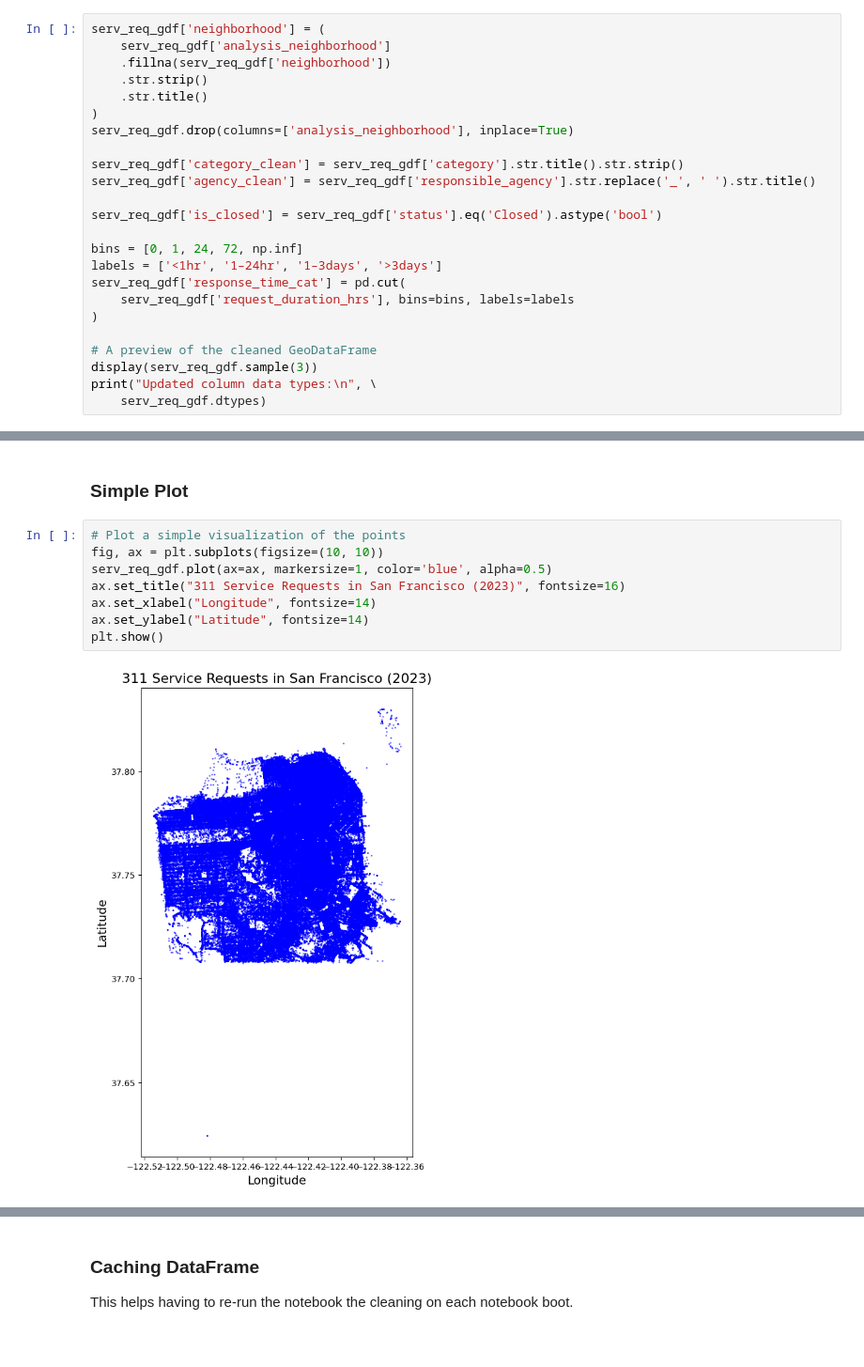
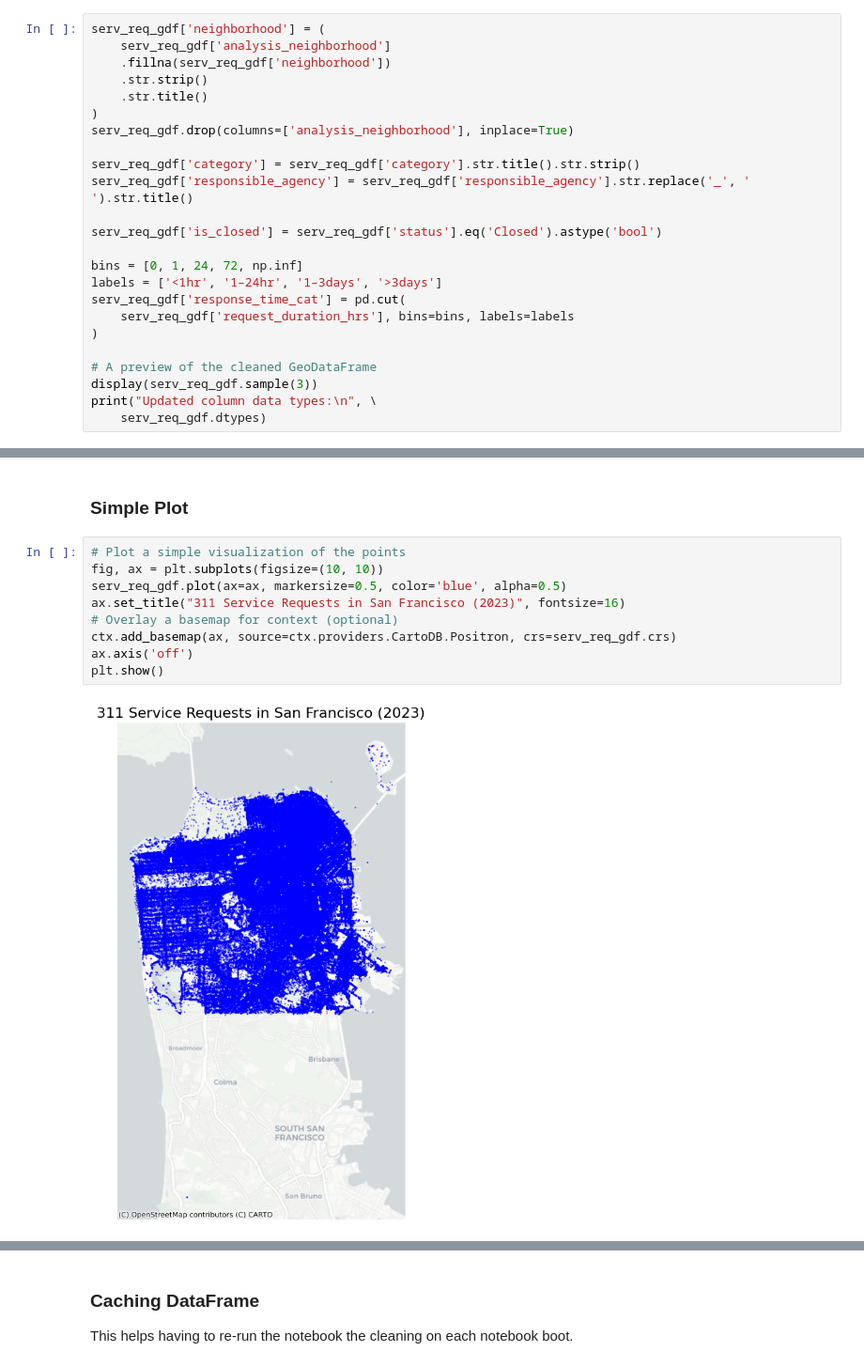
Before and after one commit to manpazito/311-neighborhood-equity, a Jupyter notebook: processing_data.ipynb, the cells around one changed output, grey strips where cells are left out. Shown at 94% size. Cells and saved outputs as stored; diff of their text form.

```diff
--- a/processing_data.ipynb
+++ b/processing_data.ipynb
@@ -165,8 +166,8 @@ serv_req_gdf['neighborhood'] = (
 )
 serv_req_gdf.drop(columns=['analysis_neighborhood'], inplace=True)
 
-serv_req_gdf['category_clean'] = serv_req_gdf['category'].str.title().str.strip()
-serv_req_gdf['agency_clean'] = serv_req_gdf['responsible_agency'].str.replace('_', ' ').str.title()
+serv_req_gdf['category'] = serv_req_gdf['category'].str.title().str.strip()
+serv_req_gdf['responsible_agency'] = serv_req_gdf['responsible_agency'].str.replace('_', ' ').str.title()
 
 serv_req_gdf['is_closed'] = serv_req_gdf['status'].eq('Closed').astype('bool')
 
@@ -208,10 +209,11 @@ dtype: object
 # %%
 # Plot a simple visualization of the points
 fig, ax = plt.subplots(figsize=(10, 10))
-serv_req_gdf.plot(ax=ax, markersize=1, color='blue', alpha=0.5)
+serv_req_gdf.plot(ax=ax, markersize=0.5, color='blue', alpha=0.5)
 ax.set_title("311 Service Requests in San Francisco (2023)", fontsize=16)
-ax.set_xlabel("Longitude", fontsize=14)
-ax.set_ylabel("Latitude", fontsize=14)
+# Overlay a basemap for context (optional)
+ctx.add_basemap(ax, source=ctx.providers.CartoDB.Positron, crs=serv_req_gdf.crs)
+ax.axis('off')
 plt.show()
 # %% [output]
-[figure, old version]
+[figure, new version]
```
Also changed, not shown: parts of 16 cells of this notebook, 8 other files.
